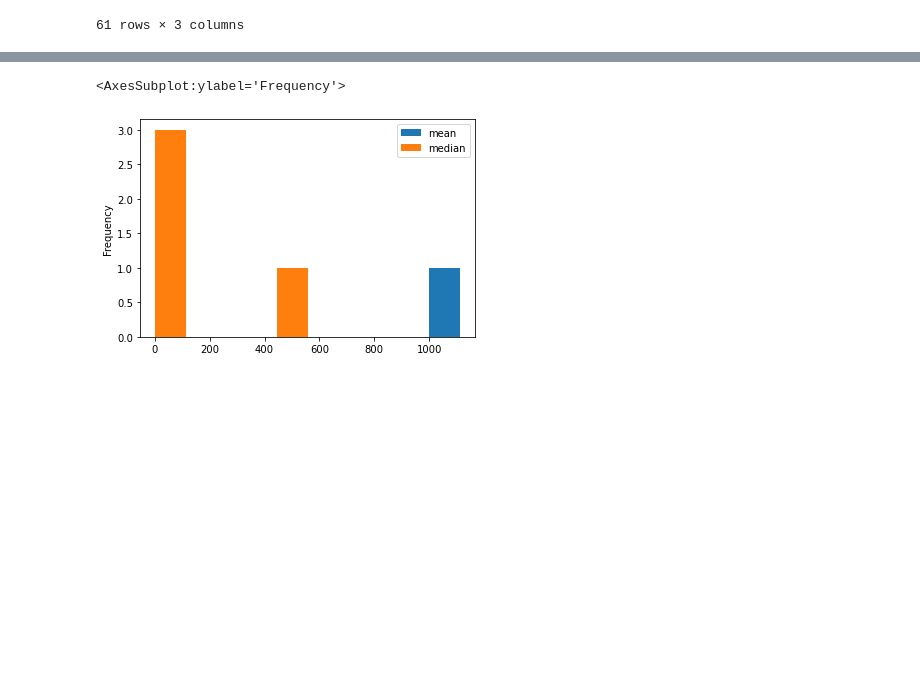
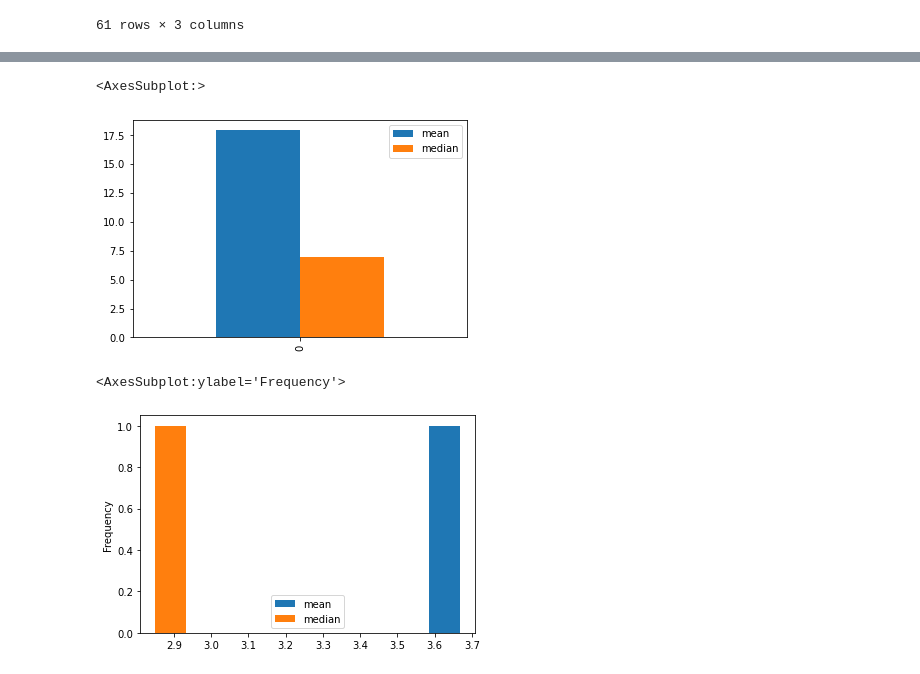
Before and after one commit to sharmilathapa/unicorn, a Jupyter notebook: intern1.ipynb, the cells around one changed output, grey strips where cells are left out. Cells and saved outputs as stored; diff of their text form; code cells hidden in the pictures; blank space fills up the shorter version.

```diff
--- a/intern1.ipynb
+++ b/intern1.ipynb
@@ -183,5 +219,10 @@ df3.plot.bar()
+# %%
+pb_ppm.plot.bar()
+# %% [output]
+<AxesSubplot:>
+[figure, added]
 # %%
-df3.plot.hist()
+u_xx_ppm.plot.hist()
 # %% [output]
 <AxesSubplot:ylabel='Frequency'>
-[figure, old version]
+[figure, new version]
```
Also changed, not shown: parts of 10 cells of this notebook.
